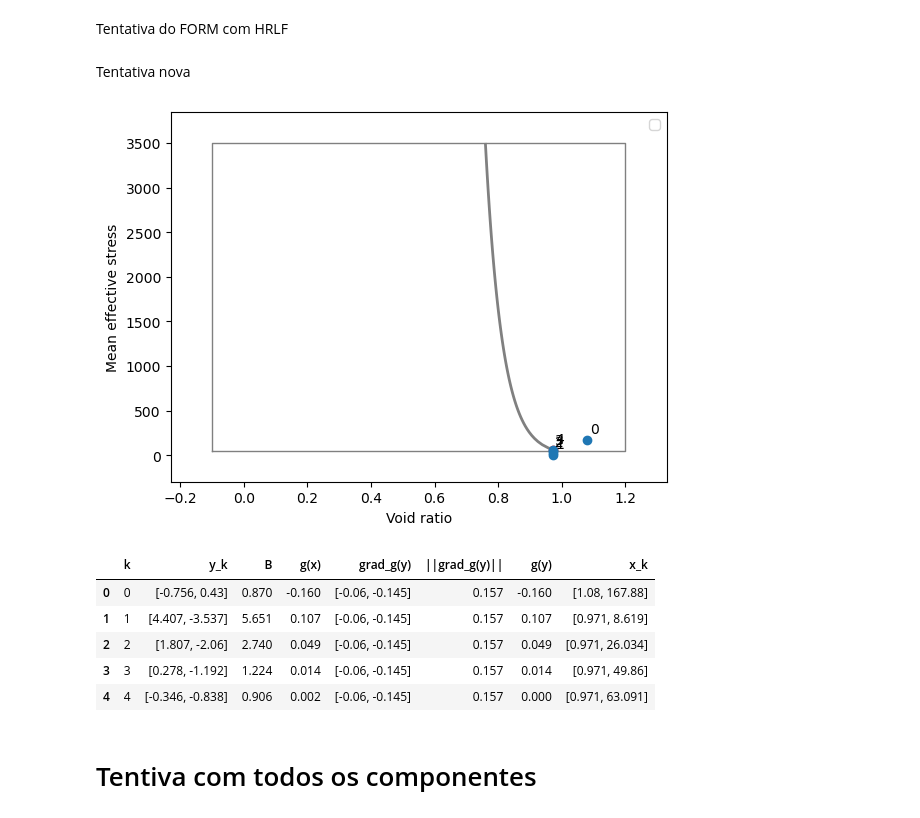
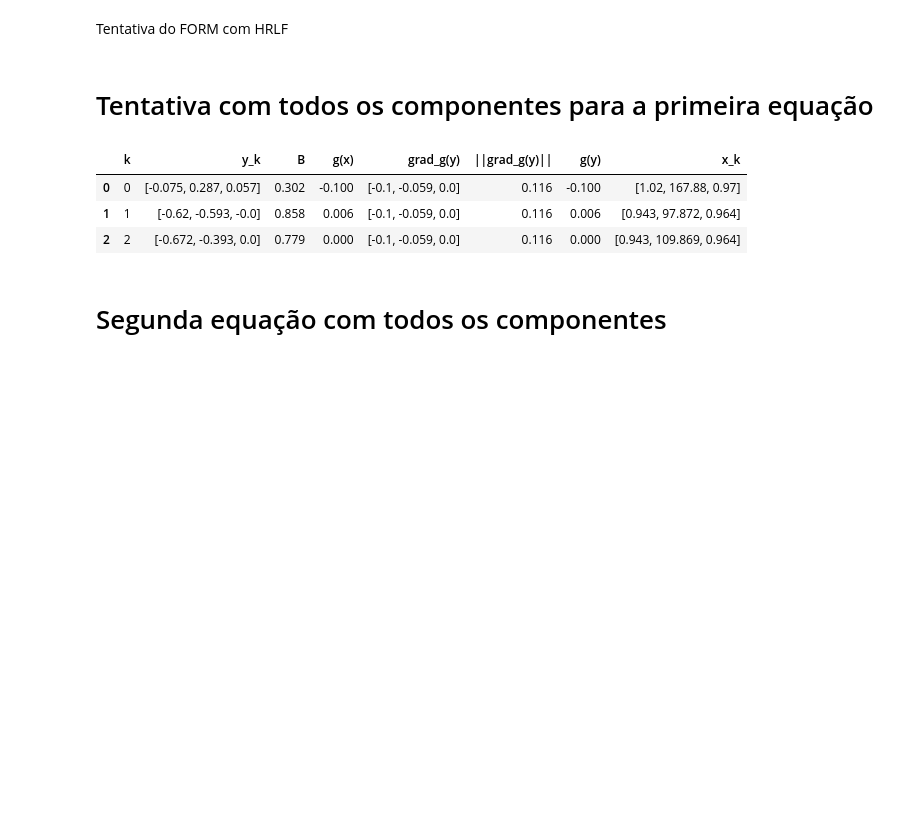
Before and after one commit to Gabrielsssilverio/Confiabilidade, a Jupyter notebook: Artigo.ipynb, the cells around one changed output. Cells and saved outputs as stored; diff of their text form; code cells hidden in the pictures; blank space fills up the shorter version.

Commit message:
Testes finais para o artigo

```diff
--- a/Artigo.ipynb
+++ b/Artigo.ipynb
@@ -778,8 +686,8 @@ class Ponto_projeto_HRLF:
         return historico
 # %% [markdown]
 Tentativa do FORM com HRLF
-# %% [markdown]
-Tentativa nova
+# %% [markdown]
+# Tentativa com todos os componentes para a primeira equação
 # %%
 import numpy as np
 import sympy as sp
@@ -787,34 +695,38 @@ import pandas as pd
 import matplotlib.pyplot as plt
 
 # Equação do estado limite g(X)
-e,p = sp.symbols('e p')
-vetor_simbolico_x = [e, p]
+e,p,n = sp.symbols('e p n')
+vetor_simbolico_x = [e, p, n]
 g_sym_function = -(e - (1.242 - (0.053 * sp.log(p)))) - 0.05
 
 def g_fun_numerica_g1(x: np.ndarray) -> float:
     return -(x[0] - (1.242 - (0.053 * np.log(x[1])))) - 0.05
 
 # Transformação X -> Y da equação de estado-limite g(X)
-Y1,Y2 = sp.symbols('Y1 Y2')
-vetor_simbolico_y = [Y1, Y2]
+Y1,Y2, Y3 = sp.symbols('Y1 Y2 Y3')
+vetor_simbolico_y = [Y1, Y2, Y3]
 def g_y_simbolico_fun (vetor_x_simbolico):
     return  -(vetor_x_simbolico[0] - (1.242 - (0.053 * sp.log(vetor_x_simbolico[1])))) - 0.05
 
 # Descrição das variáveis aleatórias
 e = variavel_aleatoria(distribuicao='normal', nome='Indices_vazio', simbolo='e')
-e.conjunto_parametros(1.08, 0.06)
+e.conjunto_parametros(1.02, 0.1)
 
 p = variavel_aleatoria(distribuicao='lognormal', nome='Mean_effective_stess', simbolo='p')
-p.calculo_parametros(130.32, 49.87)
+p.calculo_parametros(167.88, 109.04)
 
-vetor_va = [e, p]
+n = variavel_aleatoria(distribuicao='lognormal', nome='N', simbolo='N')
+n.calculo_parametros(0.97, 0.11)
+
+vetor_va = [e, p, n]
 
 # Montagem das matrizes de observações e correlações
-matriz_dummy_obs = np.zeros((2, 2)) # Matriz das observações para iniciar o algoritmo
+matriz_dummy_obs = np.zeros((3, 3)) # Matriz das observações para iniciar o algoritmo
 
 Rx_entrada = np.array([
-    [1.0, -0.84],
-    [-0.84, 1.0],
+    [1.0, -0.23, 0.0],
+    [-0.23, 1.0, 0.0],
+    [0.0, 0.0, 1.0],
 ])
 
 # 4. Inicializar VX (T3)
@@ -824,7 +736,7 @@ Rz = vx_obj.matriz_correlacao_nataf() # Garante que Cz é calculado (Cz = Rx = I
 J_yz, J_zy = vx_obj.decomposicao_cholesky()
 
 # Ponto inicial (ponto médio)
-x_start = np.array([1.08, 167.88])
+x_start = np.array([1.02, 167.88, 0.97])
 ponto_projeto_obj = Ponto_projeto_HRLF(vx_obj, g_fun_numerica_g1, vetor_simbolico_y, g_y_simbolico_fun, g_sym_function, vetor_simbolico_x, x_start, max_iter=200)
 
 # Resultado da iteração
@@ -834,6 +746,7 @@ dados_arredondados = [[np.round(x, 3) for x in linha] for linha in resultado_ite
 # Montagem da tabela
 tabela_g1 = pd.DataFrame(dados_arredondados, columns=['k', 'y_k', 'B', 'g(x)', 'grad_g(y)', '||grad_g(y)||', 'g(y)', 'x_k' ])
 
+'''
 #Plot
 # Vetor com os valores de das variáveis
 coluna_vetor_x = tabela_g1['x_k']
@@ -861,42 +774,39 @@ for i in range(num_points):
         x_point = np.array([X_mesh_1[i, j], X_mesh_2[i, j]])
         G_values[i, j] = g_fun_numerica_g1(x_point)
 
 # Contorno dos valores possíveis
 plt.plot([X1_min, X1_max, X1_max, X1_min, X1_min],
          [X2_min, X2_min, X2_max, X2_max, X2_min],
          color='gray', linestyle='-', linewidth=1)
 
 # Plot de g(X)
 plt.contour(X_mesh_1, X_mesh_2, G_values, levels=[0], colors='gray', linestyles='-', linewidths=2, label='g(X)=0')
 
 # Trajetória de convergência
 plt.plot(X1_coords, X2_coords, marker='o',linestyle='', color='tab:blue')
 plt.scatter(X1_coords.iloc[-1], X2_coords.iloc[-1], color='red', marker='o')
 
 # Anotações dos pontos
 for k, (x1, x2) in enumerate(zip(X1_coords, X2_coords)):
     plt.annotate(str(k), (x1, x2), textcoords="offset points", xytext=(5,5), ha='center')
 
 # Ajusta os limites do eixo para cobrir o domínio e um pouco mais
 plt.xlim(X1_min - 0.1*(X1_max-X1_min), X1_max + 0.1*(X1_max-X1_min))
 plt.ylim(X2_min - 0.1*(X2_max-X2_min), X2_max + 0.1*(X2_max-X2_min))
 
 plt.xlabel('Void ratio')
 plt.ylabel('Mean effective stress')
 plt.legend()
 plt.show()
-
+'''
 tabela_g1
 # %% [output]
-[figure, removed]
 |  | k | y_k | B | g(x) | grad_g(y) | ||grad_g(y)|| | g(y) | x_k |
-| 0 | 0 | [-0.756, 0.43] | 0.870 | -0.160 | [-0.06, -0.145] | 0.157 | -0.160 | [1.08, 167.88] |
-| 1 | 1 | [4.407, -3.537] | 5.651 | 0.107 | [-0.06, -0.145] | 0.157 | 0.107 | [0.971, 8.619] |
-| 2 | 2 | [1.807, -2.06] | 2.740 | 0.049 | [-0.06, -0.145] | 0.157 | 0.049 | [0.971, 26.034] |
-| 3 | 3 | [0.278, -1.192] | 1.224 | 0.014 | [-0.06, -0.145] | 0.157 | 0.014 | [0.971, 49.86] |
-| 4 | 4 | [-0.346, -0.838] | 0.906 | 0.002 | [-0.06, -0.145] | 0.157 | 0.000 | [0.971, 63.091] |
+| 0 | 0 | [-0.075, 0.287, 0.057] | 0.302 | -0.100 | [-0.1, -0.059, 0.0] | 0.116 | -0.100 | [1.02, 167.88, 0.97] |
+| 1 | 1 | [-0.62, -0.593, -0.0] | 0.858 | 0.006 | [-0.1, -0.059, 0.0] | 0.116 | 0.006 | [0.943, 97.872, 0.964] |
+| 2 | 2 | [-0.672, -0.393, 0.0] | 0.779 | 0.000 | [-0.1, -0.059, 0.0] | 0.116 | 0.000 | [0.943, 109.869, 0.964] |
 # %% [markdown]
-# Tentiva com todos os componentes
+# Segunda equação com todos os componentes
 # %%
 import numpy as np
 import sympy as sp
```
Also changed, not shown: parts of 32 cells of this notebook.
